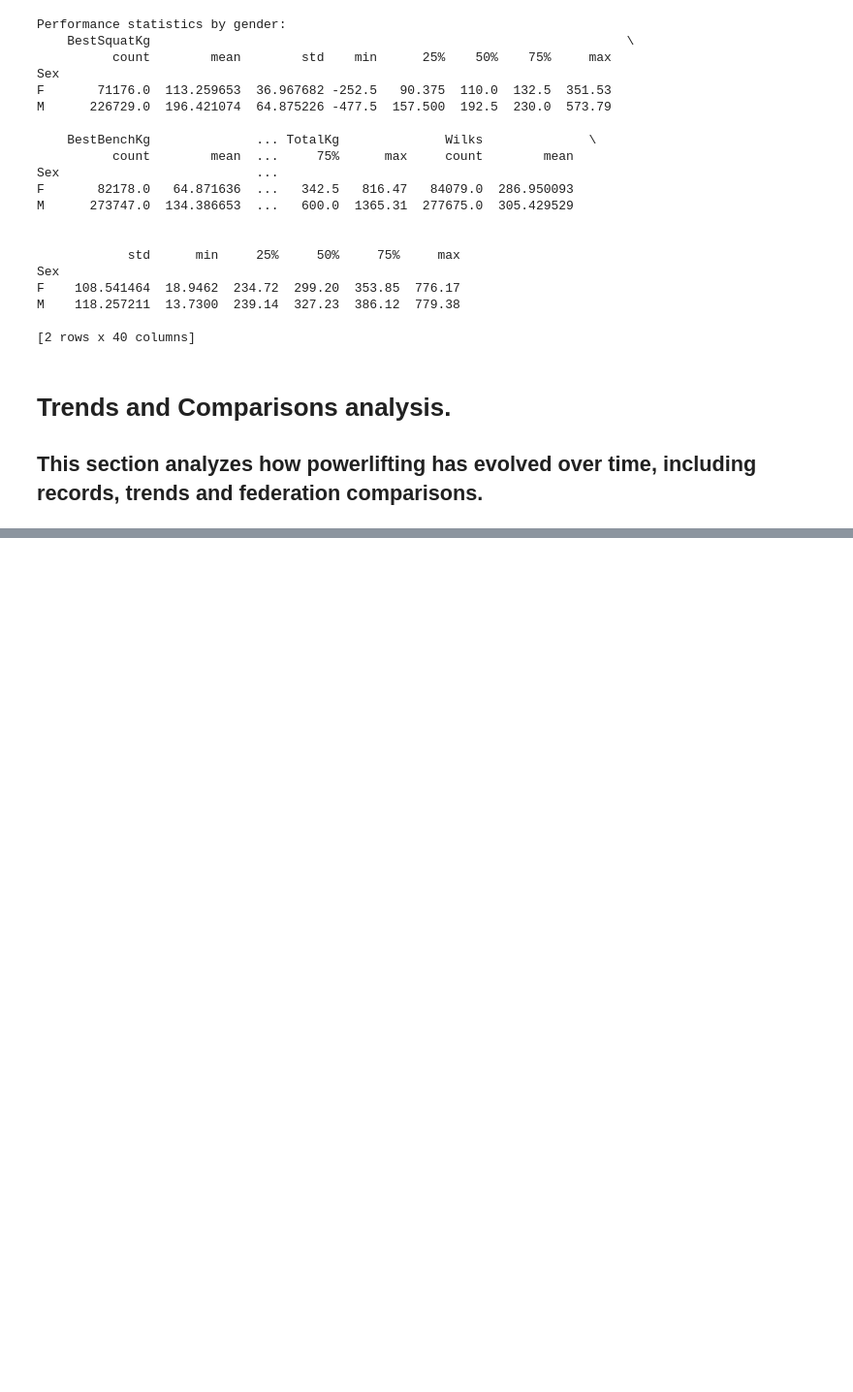
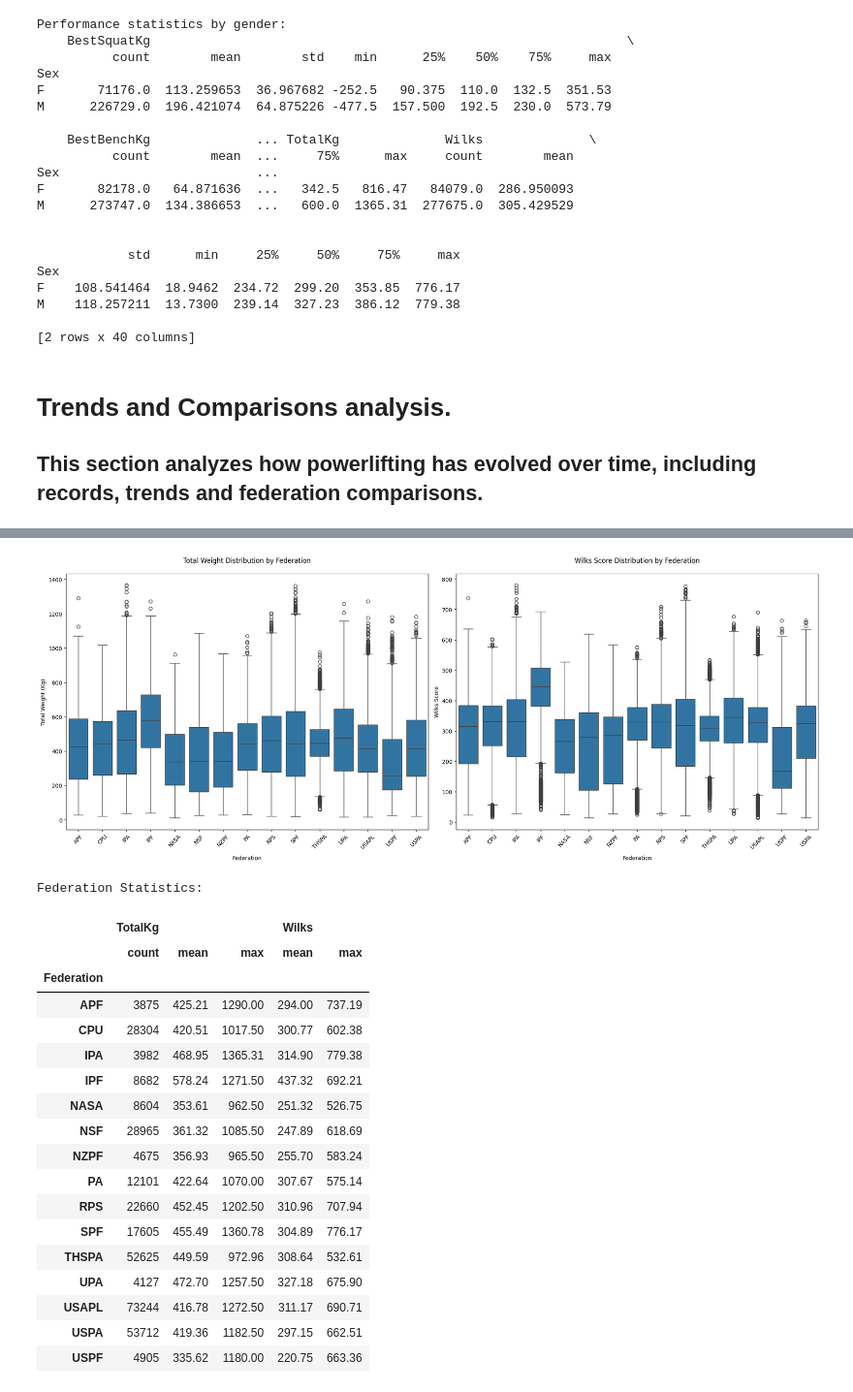
Before and after one commit to joacofg/powerlifting-analysis, a Jupyter notebook: powerlifting.ipynb, the cells around one changed output, grey strips where cells are left out. Shown at 97% size. Drawn from its saved outputs; the diff is of its cells as text; code cells hidden in the pictures; blank space fills up the shorter version.

Commit message:
step 5 preliminar analysis + athlete_profiles +Federation_analysis

```diff
--- a/powerlifting.ipynb
+++ b/powerlifting.ipynb
@@ -481,0 +372,65 @@ XPC                716   690.47  1236.04  462.12  738.43
+# %%
+#first, merge datasets to get federation data.
+lifters_with_dates = pd.merge(
+    lifters_df,
+    meets_df[['MeetID', 'Date', 'Federation']],
+    on='MeetID',
+    how='left'
+)
+
+#get top 15 federations by number of participants.
+top_feds = lifters_with_dates['Federation'].value_counts().head(15).index
+df_filtered = lifters_with_dates[lifters_with_dates['Federation'].isin(top_feds)]
+
+#create federation comparison plot.
+fig, (ax1, ax2) = plt.subplots(1, 2, figsize=(20, 8))
+
+#plot 1: Total Weight Distribution.
+sns.boxplot(data=df_filtered, x='Federation', y='TotalKg', ax=ax1)
+ax1.set_title('Total Weight Distribution by Federation', fontsize=12, pad=20)
+ax1.set_xlabel('Federation', labelpad=10)
+ax1.set_ylabel('Total Weight (Kg)')
+ax1.tick_params(axis='x', rotation=45, labelsize=10)
+
+#plot 2: Wilks Score Distribution.
+sns.boxplot(data=df_filtered, x='Federation', y='Wilks', ax=ax2)
+ax2.set_title('Wilks Score Distribution by Federation', fontsize=12, pad=20)
+ax2.set_xlabel('Federation', labelpad=10)
+ax2.set_ylabel('Wilks Score')
+ax2.tick_params(axis='x', rotation=45, labelsize=10)
+
+#adjust layout.
+plt.tight_layout()
+
+#display the plot.
+plt.show()
+
+#print federation statistics.
+fed_stats = df_filtered.groupby('Federation').agg({
+    'TotalKg': ['count', 'mean', 'max'],
+    'Wilks': ['mean', 'max']
+}).round(2)
+
+print("\nFederation Statistics:")
+display(fed_stats)
+# %% [output]
+[figure, added]
+Federation Statistics:
+|  | TotalKg |  |  | Wilks |  |
+|  | count | mean | max | mean | max |
+| Federation |  |  |  |  |  |
+| APF | 3875 | 425.21 | 1290.00 | 294.00 | 737.19 |
+| CPU | 28304 | 420.51 | 1017.50 | 300.77 | 602.38 |
+| IPA | 3982 | 468.95 | 1365.31 | 314.90 | 779.38 |
+| IPF | 8682 | 578.24 | 1271.50 | 437.32 | 692.21 |
+| NASA | 8604 | 353.61 | 962.50 | 251.32 | 526.75 |
+| NSF | 28965 | 361.32 | 1085.50 | 247.89 | 618.69 |
+| NZPF | 4675 | 356.93 | 965.50 | 255.70 | 583.24 |
+| PA | 12101 | 422.64 | 1070.00 | 307.67 | 575.14 |
+| RPS | 22660 | 452.45 | 1202.50 | 310.96 | 707.94 |
+| SPF | 17605 | 455.49 | 1360.78 | 304.89 | 776.17 |
+| THSPA | 52625 | 449.59 | 972.96 | 308.64 | 532.61 |
+| UPA | 4127 | 472.70 | 1257.50 | 327.18 | 675.90 |
+| USAPL | 73244 | 416.78 | 1272.50 | 311.17 | 690.71 |
+| USPA | 53712 | 419.36 | 1182.50 | 297.15 | 662.51 |
+| USPF | 4905 | 335.62 | 1180.00 | 220.75 | 663.36 |
```
Also changed, not shown: parts of 5 cells of this notebook, 3 other files.
